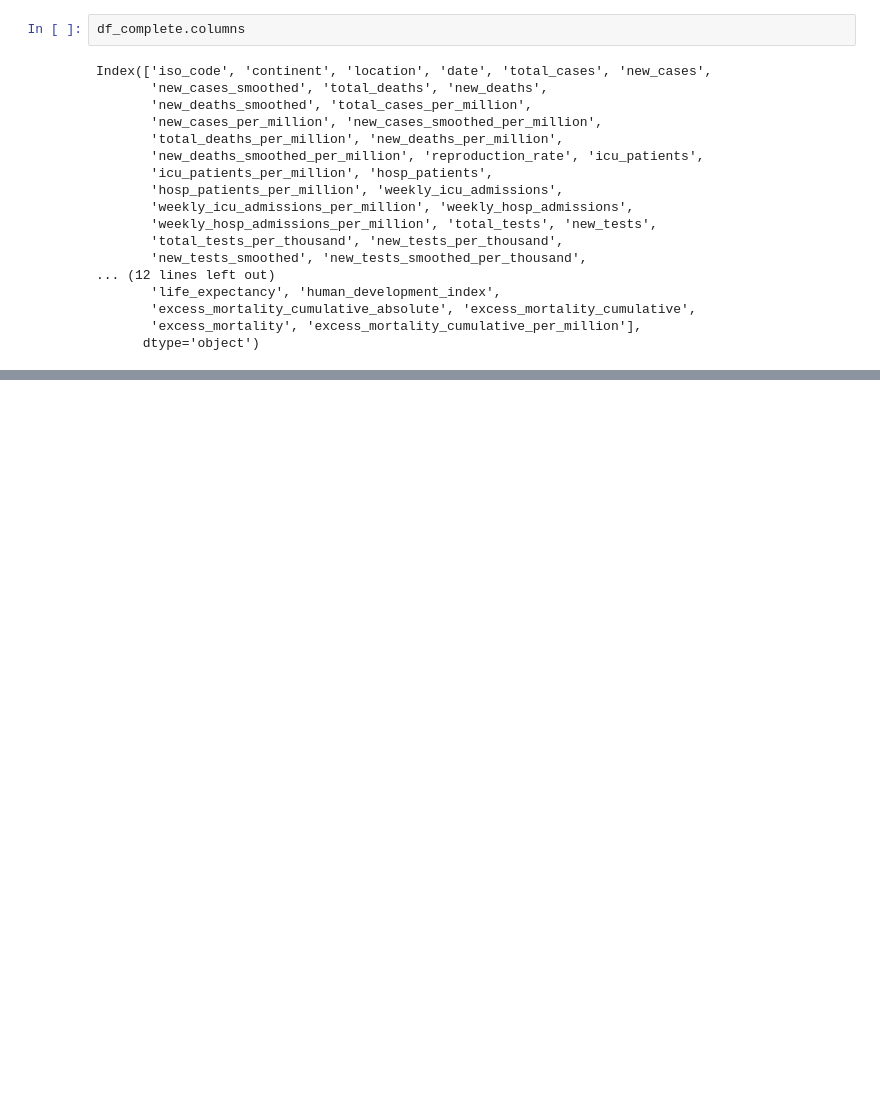
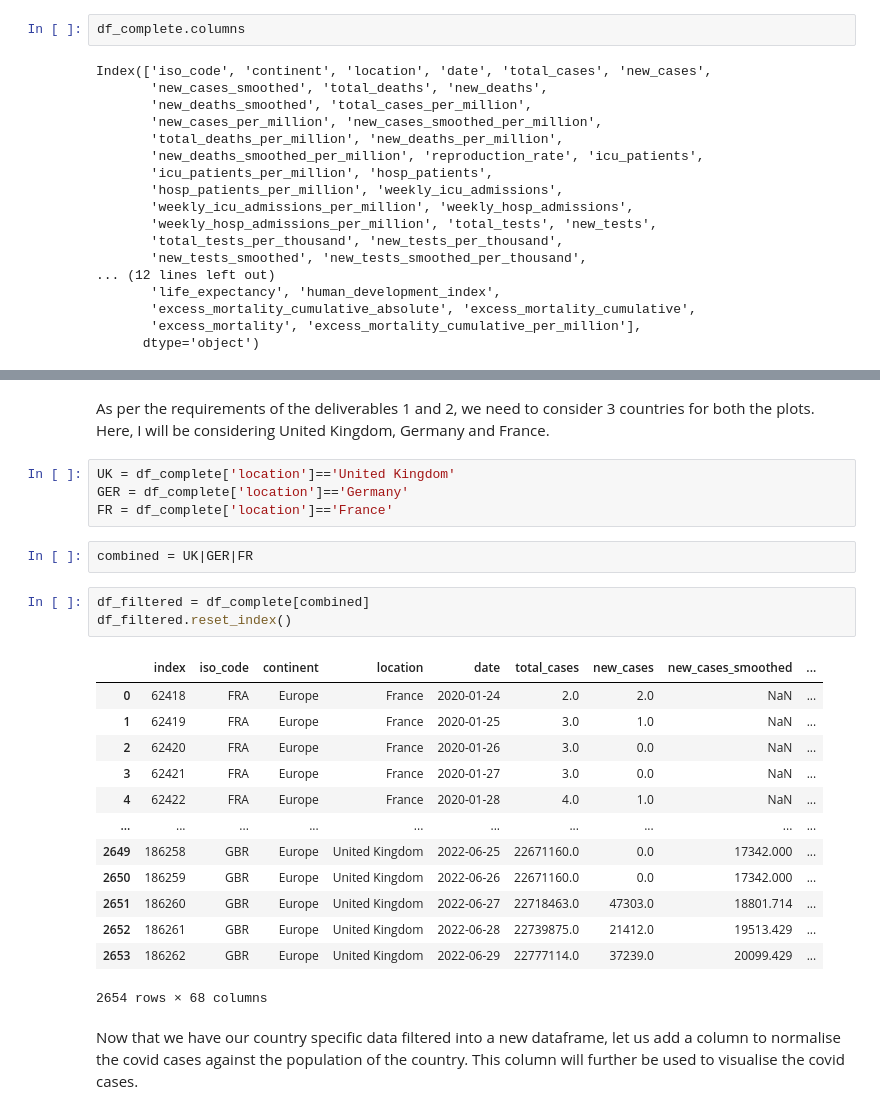
Before and after one commit to RatraSahil/Enterprise-Data-Science, a Jupyter notebook: notebooks/static_visualisations.ipynb, the cells around one changed output, grey strips where cells are left out. Cells and saved outputs as stored; diff of their text form; blank space fills up the shorter version.

Commit message:
Deliverables 1 and 2 completed

```diff
--- a/notebooks/static_visualisations.ipynb
+++ b/notebooks/static_visualisations.ipynb
@@ -40,0 +62,28 @@ Index(['iso_code', 'continent', 'location', 'date', 'total_cases', 'new_cases',
+# %% [markdown]
+As per the requirements of the deliverables 1 and 2, we need to consider 3 countries for both the plots. <br>
+Here, I will be considering United Kingdom, Germany and France.
+# %%
+UK = df_complete['location']=='United Kingdom'
+GER = df_complete['location']=='Germany'
+FR = df_complete['location']=='France'
+# %%
+combined = UK|GER|FR
+# %%
+df_filtered = df_complete[combined]
+df_filtered.reset_index()
+# %% [output]
+|  | index | iso_code | continent | location | date | total_cases | new_cases | new_cases_smoothed | ... |
+| 0 | 62418 | FRA | Europe | France | 2020-01-24 | 2.0 | 2.0 | NaN | ... |
+| 1 | 62419 | FRA | Europe | France | 2020-01-25 | 3.0 | 1.0 | NaN | ... |
+| 2 | 62420 | FRA | Europe | France | 2020-01-26 | 3.0 | 0.0 | NaN | ... |
+| 3 | 62421 | FRA | Europe | France | 2020-01-27 | 3.0 | 0.0 | NaN | ... |
+| 4 | 62422 | FRA | Europe | France | 2020-01-28 | 4.0 | 1.0 | NaN | ... |
+| ... | ... | ... | ... | ... | ... | ... | ... | ... | ... |
+| 2649 | 186258 | GBR | Europe | United Kingdom | 2022-06-25 | 22671160.0 | 0.0 | 17342.000 | ... |
+| 2650 | 186259 | GBR | Europe | United Kingdom | 2022-06-26 | 22671160.0 | 0.0 | 17342.000 | ... |
+| 2651 | 186260 | GBR | Europe | United Kingdom | 2022-06-27 | 22718463.0 | 47303.0 | 18801.714 | ... |
+| 2652 | 186261 | GBR | Europe | United Kingdom | 2022-06-28 | 22739875.0 | 21412.0 | 19513.429 | ... |
+| 2653 | 186262 | GBR | Europe | United Kingdom | 2022-06-29 | 22777114.0 | 37239.0 | 20099.429 | ... |
+2654 rows × 68 columns
+# %% [markdown]
+Now that we have our country specific data filtered into a new dataframe, let us add a column to normalise the covid cases against the population of the country. This column will further be used to visualise the covid cases.
```
Also changed, not shown: parts of 11 cells of this notebook.
